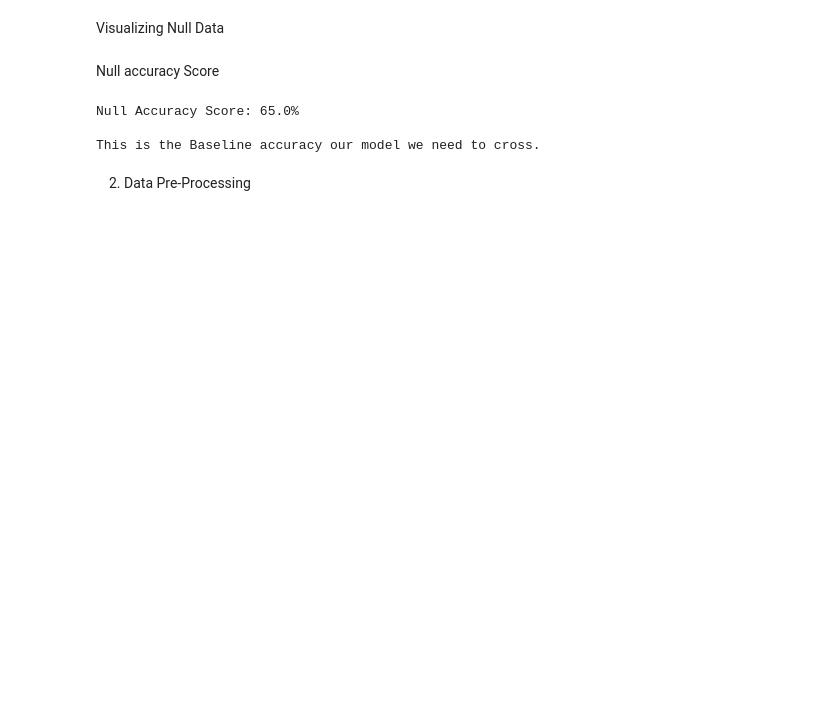
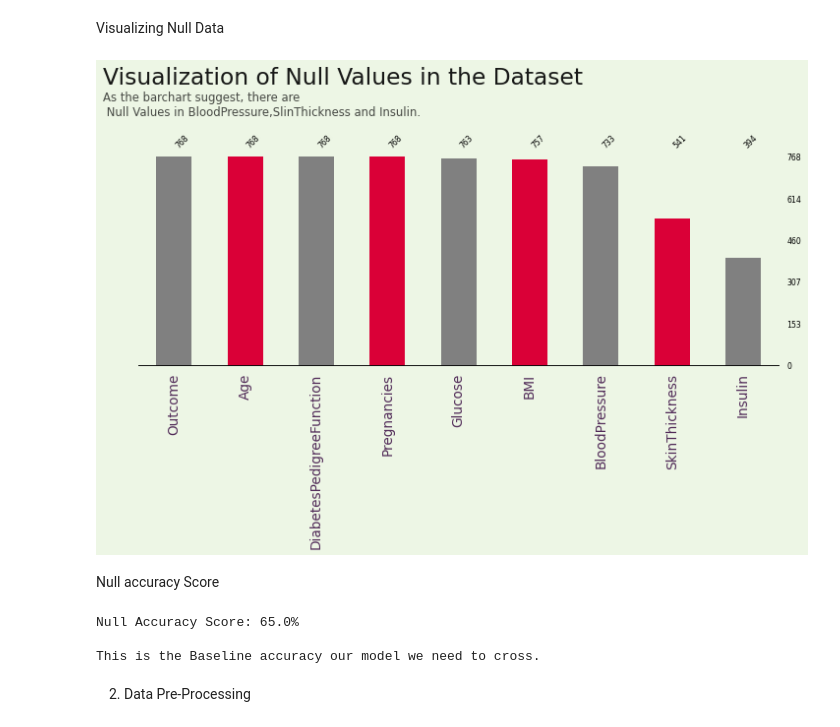
Before and after one commit to Mahmo0od/Kaggle_Diabetes, a Jupyter notebook: kaggle_Diabets3.ipynb, the cells around one changed output. Saved outputs shown, nothing was run; the diff lists cells and outputs as text; code cells hidden in the pictures; blank space fills up the shorter version.

```diff
--- a/kaggle_Diabets3.ipynb
+++ b/kaggle_Diabets3.ipynb
@@ -96,25 +96,27 @@ Visualizing Null Data
 # %%
 df[['Glucose','BloodPressure','SkinThickness','Insulin','BMI']] = df[['Glucose','BloodPressure','SkinThickness','Insulin','BMI']].replace(0,np.NaN)
 color = ['grey','#DA0037']*4
 fig, ax = plt.subplots(figsize = (12,4), dpi = 70)
 fig.patch.set_facecolor('#EDF6E5')
 ax.set_facecolor('#EDF6E5')
 
 
 msno.bar(df, sort = 'descending',
          color = color,
          ax = ax, fontsize =8,
          labels = 'off',filter = 'top')
 
-ax.text(-1,1.35,'Visualization of Null Values in the Dataset',{'font': 'Serif', 'Size': 24,  'color':'black'},alpha = 0.9)
-ax.text(-1,1.2,'As the barchart suggest, there are \n Null Values in BloodPressure,SlinThickness and Insulin.',{'font': 'Serif', 'Size': 12,  'color':'black'}, alpha = 0.7)
+ax.text(-1,1.35,'Visualization of Null Values in the Dataset',{'Size': 24,  'color':'black'},alpha = 0.9)
+ax.text(-1,1.2,'As the barchart suggest, there are \n Null Values in BloodPressure,SlinThickness and Insulin.',{ 'Size': 12,  'color':'black'}, alpha = 0.7)
 
 ax.set_xticklabels(ax.get_xticklabels(),rotation = 90,
-                   ha = 'center', **{'font': 'Serif', 'Size': 14,'weight':'normal','color':'#512b58'}, alpha = 1)
+                   ha = 'center', **{'Size': 14,'weight':'normal','color':'#512b58'}, alpha = 1)
 ax.set_yticklabels('')
 ax.spines['bottom'].set_visible(True)
 
 fig.show()
+# %% [output]
+[figure, added]
 # %% [markdown]
 Null accuracy Score
 # %%
```
Also changed, not shown: parts of 29 cells of this notebook.
